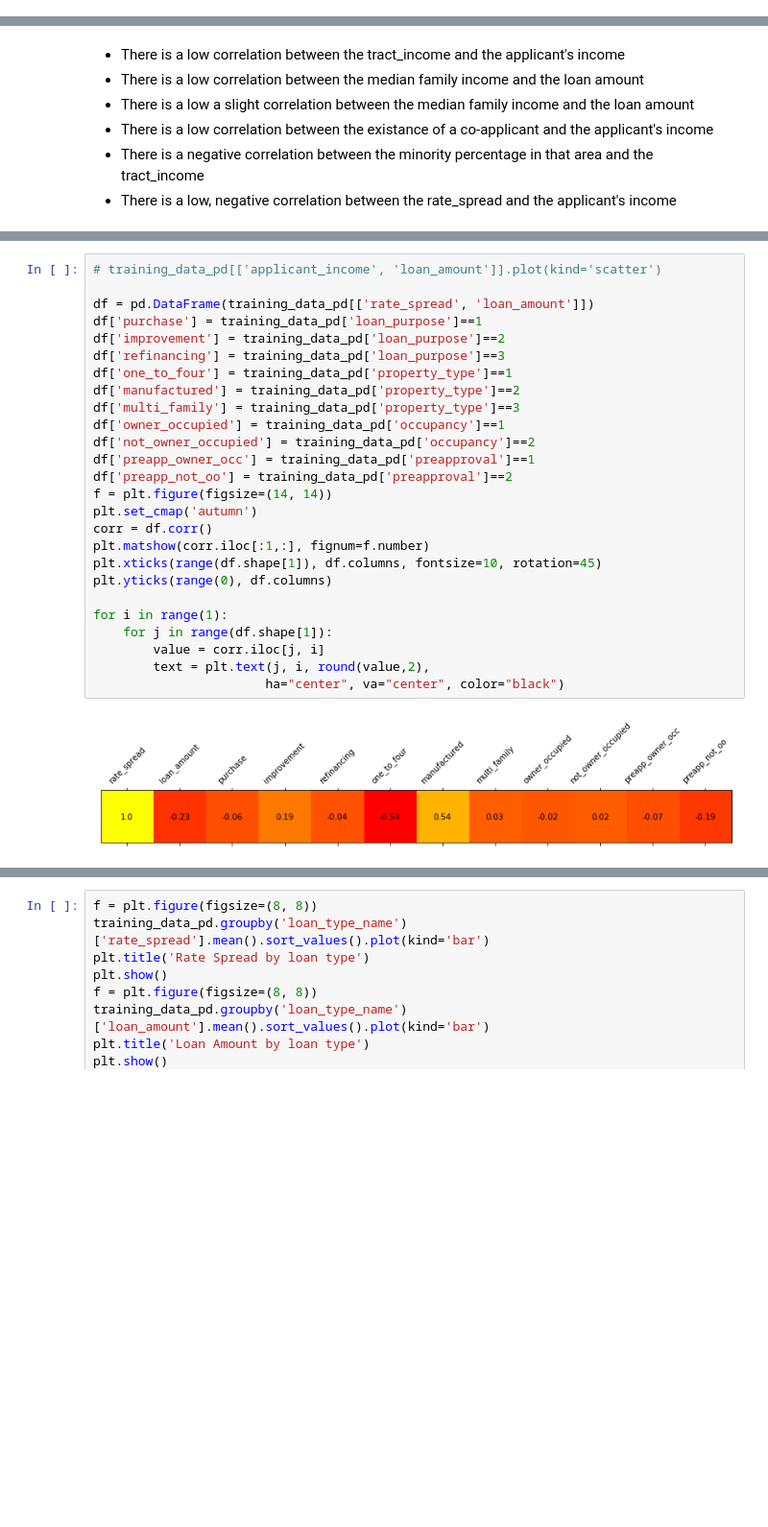
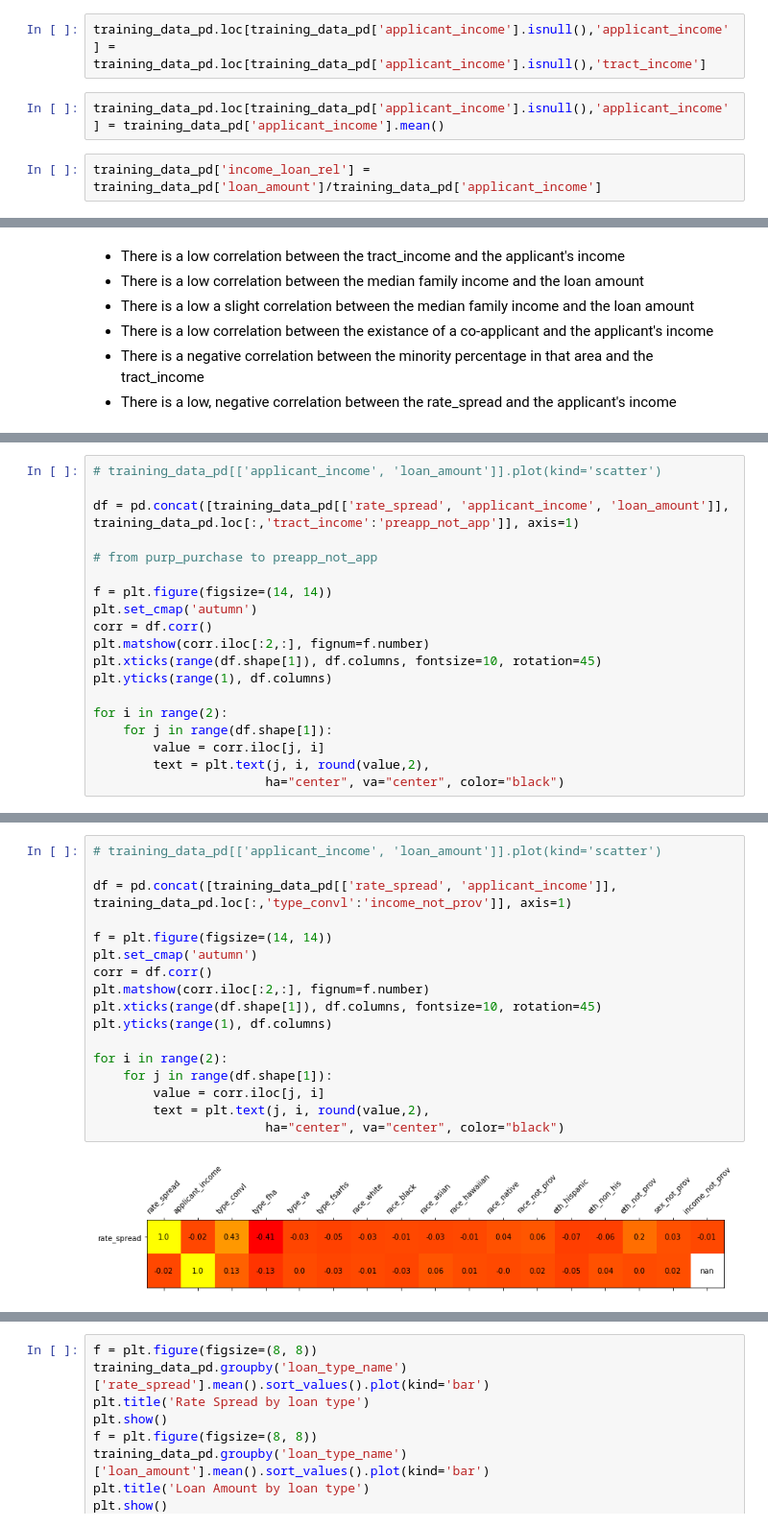
Before and after one commit to Alyxion/MPPDataScience, a Jupyter notebook: notebooks/MPPDataScience_1_Insights.ipynb, the cells around one changed output, grey strips where cells are left out. Shown: that part at 96% size. Cells and saved outputs as stored; diff of their text form; blank space fills up the shorter version.

Commit message:
Income estimation

```diff
--- a/notebooks/MPPDataScience_1_Insights.ipynb
+++ b/notebooks/MPPDataScience_1_Insights.ipynb
@@ -461,3 +701,9 @@ plt.show()
+# %%
+training_data_pd.loc[training_data_pd['applicant_income'].isnull(),'applicant_income'] = training_data_pd.loc[training_data_pd['applicant_income'].isnull(),'tract_income']
+# %%
+training_data_pd.loc[training_data_pd['applicant_income'].isnull(),'applicant_income'] = training_data_pd['applicant_income'].mean()
+# %%
+training_data_pd['income_loan_rel'] = training_data_pd['loan_amount']/training_data_pd['applicant_income']
 # %%
 # training_data_pd[['applicant_income', 'loan_amount']].plot(kind='scatter')
 
@@ -550,0 +747,19 @@ co_applicant - Defines if there is a co-applicant (like the applicant's spouse)
+# %%
+# training_data_pd[['applicant_income', 'loan_amount']].plot(kind='scatter')
+
+df = pd.concat([training_data_pd[['rate_spread', 'applicant_income', 'loan_amount']], training_data_pd.loc[:,'tract_income':'preapp_not_app']], axis=1)
+
+# from purp_purchase to preapp_not_app
+
+f = plt.figure(figsize=(14, 14))
+plt.set_cmap('autumn')
+corr = df.corr()
+plt.matshow(corr.iloc[:2,:], fignum=f.number)
+plt.xticks(range(df.shape[1]), df.columns, fontsize=10, rotation=45)
+plt.yticks(range(1), df.columns)
+
+for i in range(2):
+    for j in range(df.shape[1]):
+        value = corr.iloc[j, i]
+        text = plt.text(j, i, round(value,2),
+                       ha="center", va="center", color="black")
@@ -551,28 +768,19 @@ co_applicant - Defines if there is a co-applicant (like the applicant's spouse)
 # %%
 # training_data_pd[['applicant_income', 'loan_amount']].plot(kind='scatter')
 
-df = pd.DataFrame(training_data_pd[['rate_spread', 'loan_amount']])
-df['purchase'] = training_data_pd['loan_purpose']==1
-df['improvement'] = training_data_pd['loan_purpose']==2
-df['refinancing'] = training_data_pd['loan_purpose']==3
-df['one_to_four'] = training_data_pd['property_type']==1
-df['manufactured'] = training_data_pd['property_type']==2
-df['multi_family'] = training_data_pd['property_type']==3
-df['owner_occupied'] = training_data_pd['occupancy']==1
-df['not_owner_occupied'] = training_data_pd['occupancy']==2
-df['preapp_owner_occ'] = training_data_pd['preapproval']==1
-df['preapp_not_oo'] = training_data_pd['preapproval']==2
+df = pd.concat([training_data_pd[['rate_spread', 'applicant_income']], training_data_pd.loc[:,'type_convl':'income_not_prov']], axis=1)
+
 f = plt.figure(figsize=(14, 14))
 plt.set_cmap('autumn')
 corr = df.corr()
-plt.matshow(corr.iloc[:1,:], fignum=f.number)
+plt.matshow(corr.iloc[:2,:], fignum=f.number)
 plt.xticks(range(df.shape[1]), df.columns, fontsize=10, rotation=45)
-plt.yticks(range(0), df.columns)
+plt.yticks(range(1), df.columns)
 
-for i in range(1):
+for i in range(2):
     for j in range(df.shape[1]):
         value = corr.iloc[j, i]
         text = plt.text(j, i, round(value,2),
                        ha="center", va="center", color="black")
 # %% [output]
-[figure, old version]
+[figure, new version]
```
Also changed, not shown: parts of 30 cells of this notebook, 3 other files.
